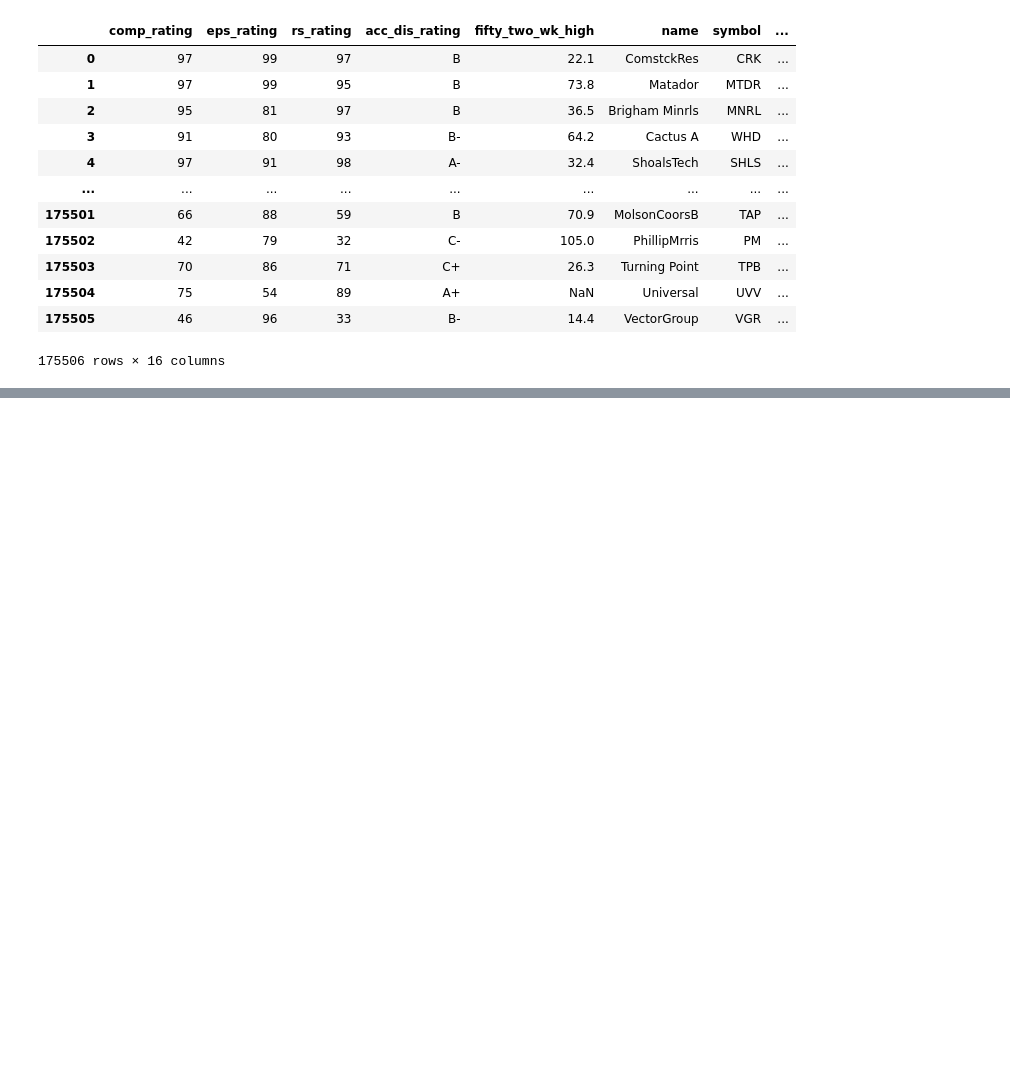
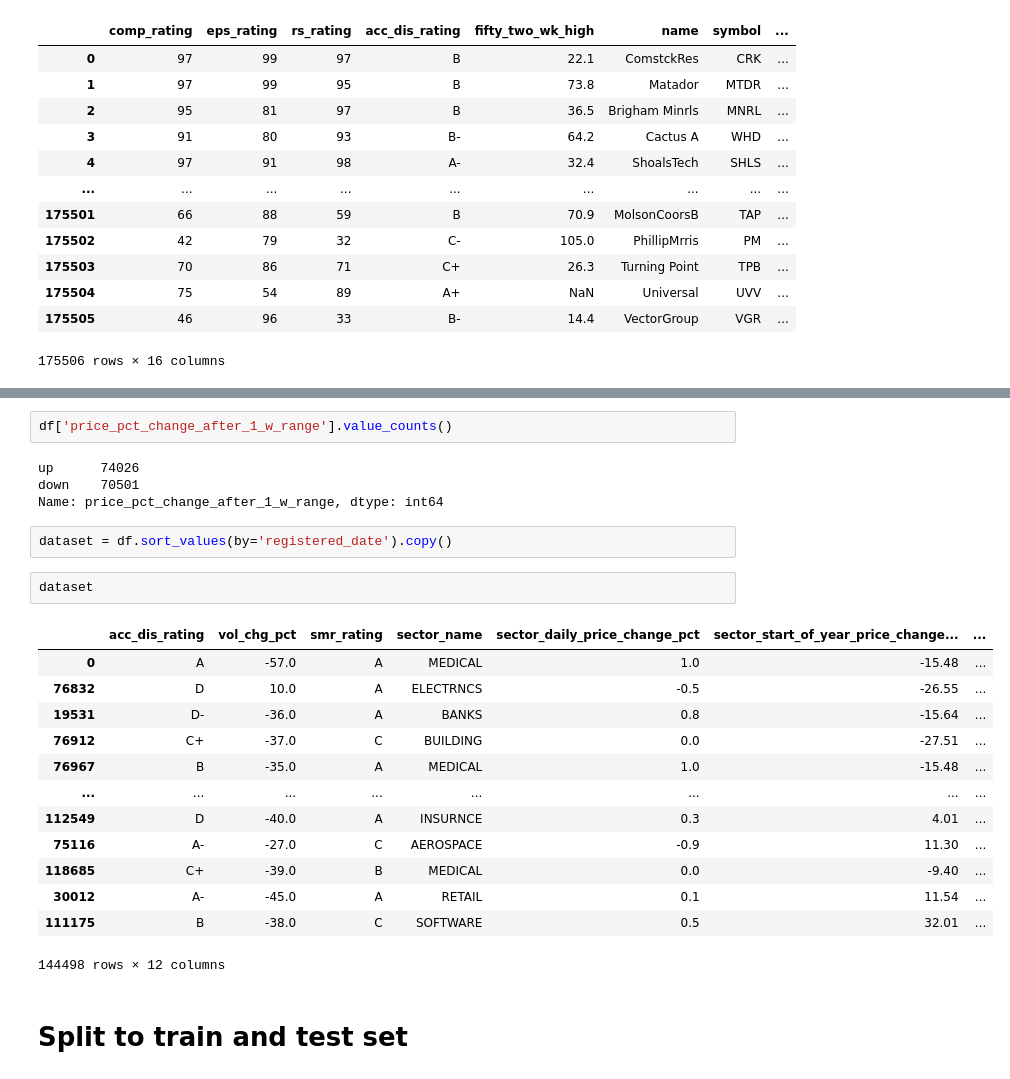
Before and after one commit to OrestisStefanou/InvestorAPI, a Jupyter notebook: IBD_Dataset.ipynb, the cells around one changed output, grey strips where cells are left out. Cells and saved outputs as stored; diff of their text form; blank space fills up the shorter version.

```diff
--- a/IBD_Dataset.ipynb
+++ b/IBD_Dataset.ipynb
@@ -147 +154,27 @@ A+     3269
 Name: acc_dis_rating, dtype: int64
+# %%
+df['price_pct_change_after_1_w_range'].value_counts()
+# %% [output]
+up      74026
+down    70501
+Name: price_pct_change_after_1_w_range, dtype: int64
+# %%
+dataset = df.sort_values(by='registered_date').copy()
+# %%
+dataset
+# %% [output]
+|  | acc_dis_rating | vol_chg_pct | smr_rating | sector_name | sector_daily_price_change_pct | sector_start_of_year_price_change... | ... |
+| 0 | A | -57.0 | A | MEDICAL | 1.0 | -15.48 | ... |
+| 76832 | D | 10.0 | A | ELECTRNCS | -0.5 | -26.55 | ... |
+| 19531 | D- | -36.0 | A | BANKS | 0.8 | -15.64 | ... |
+| 76912 | C+ | -37.0 | C | BUILDING | 0.0 | -27.51 | ... |
+| 76967 | B | -35.0 | A | MEDICAL | 1.0 | -15.48 | ... |
+| ... | ... | ... | ... | ... | ... | ... | ... |
+| 112549 | D | -40.0 | A | INSURNCE | 0.3 | 4.01 | ... |
+| 75116 | A- | -27.0 | C | AEROSPACE | -0.9 | 11.30 | ... |
+| 118685 | C+ | -39.0 | B | MEDICAL | 0.0 | -9.40 | ... |
+| 30012 | A- | -45.0 | A | RETAIL | 0.1 | 11.54 | ... |
+| 111175 | B | -38.0 | C | SOFTWARE | 0.5 | 32.01 | ... |
+144498 rows × 12 columns
+# %% [markdown]
+# Split to train and test set
```
Also changed, not shown: parts of 12 cells of this notebook, 3 other files.
